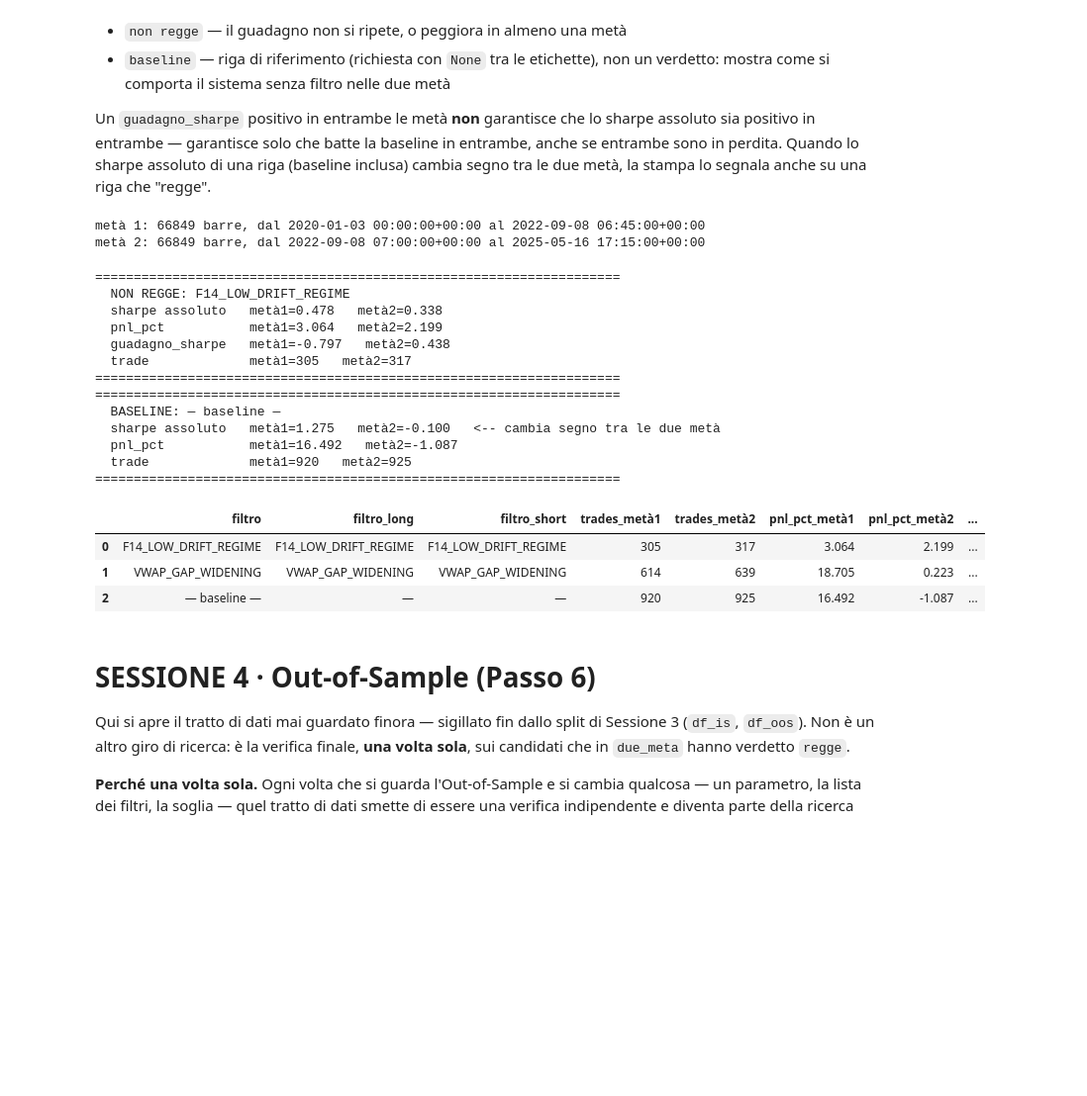
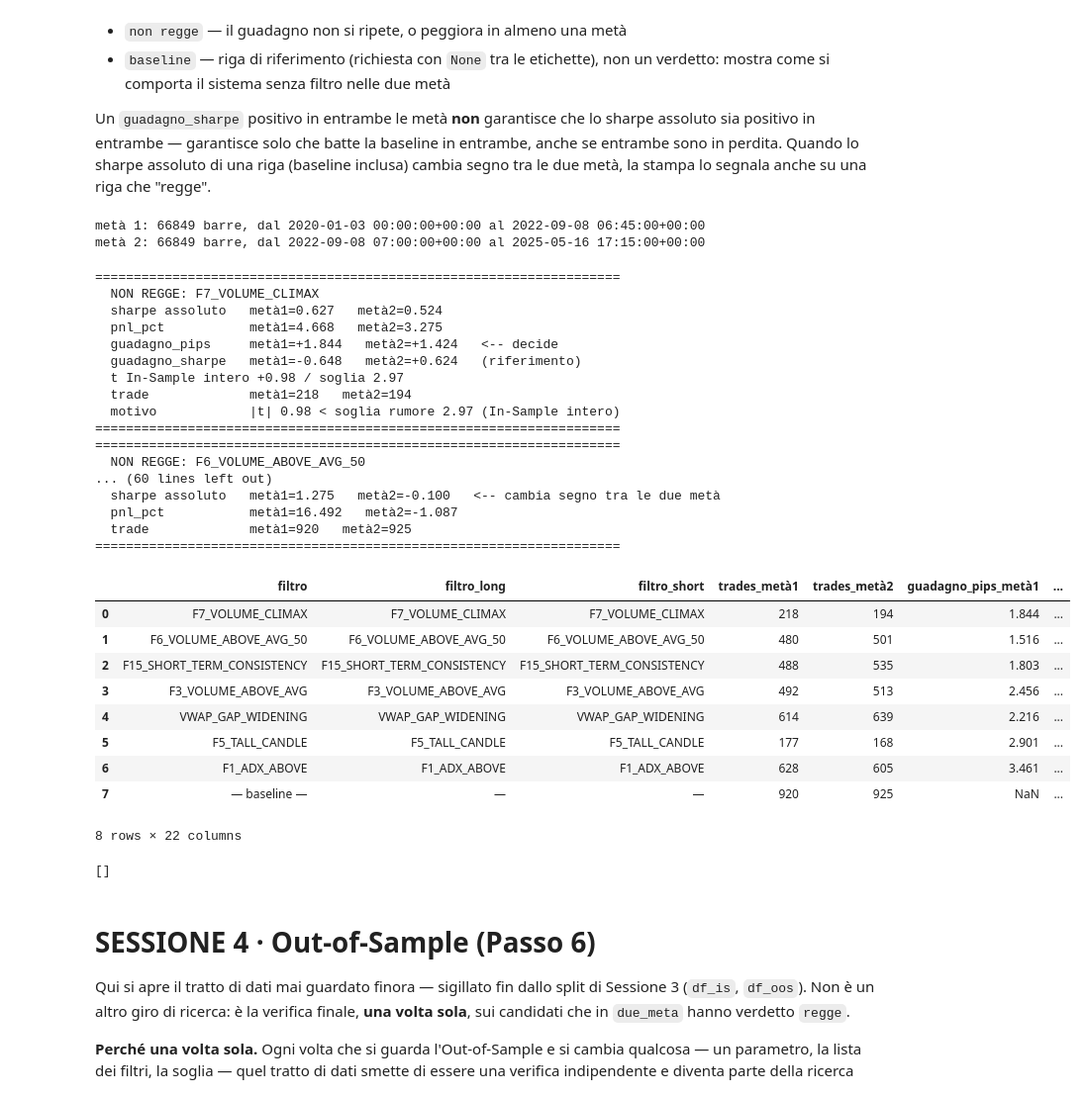
Before and after one commit to matti410/Trading-System-Creator_V4, a Jupyter notebook: Trading_Grid_Search_v4_backtesting.ipynb, the cells around one changed output. Shown at 99% size. Drawn from its saved outputs; the diff is of its cells as text; code cells hidden in the pictures; blank space fills up the shorter version.

```diff
--- a/Trading_Grid_Search_v4_backtesting.ipynb
+++ b/Trading_Grid_Search_v4_backtesting.ipynb
@@ -407,8 +406,9 @@ fs = run_filter_search_bt(
     exit_rule_pair="RSI_EXTREME",
     n_barre=H,
     filtri=filtri_da_provare,
-    perc_sl=90.0, perc_tp=0.0, **costi, min_trades=30,
+    perc_sl=90.0, perc_tp=0.0, **costi, min_trades_giudizio=100,
+    p_max=5.0, alpha=0.05
 )
-fs.top(15)
+fs.top(20)
 # %% [output]
 18 righe (baseline + 17 filtri/coppie) · n_barre=25 · exit_rule_pair=RSI_EXTREME · stop adattivo 90.0°/0.0° pct (finestra 500) · spread 0.00001 · commission 0.00003 · margin 1.0
@@ -431,3 +472,5 @@ fs.top(15)
+# %%
+lista_etichette_filtri_dm = fs.top()['filtro'].iloc[:7].to_list()
 # %% [markdown]
 ## 3.2 · `due_meta`
 
@@ -473,33 +516,45 @@ sharpe assoluto di una riga (baseline inclusa) cambia segno tra le due
 metà, la stampa lo segnala anche su una riga che "regge".
 # %%
 assert fs.n_barre == H
-etichette = [None, "VWAP_GAP_WIDENING", "F14_LOW_DRIFT_REGIME"]  # 2-3 nomi presi da fs.top(15), es. "TREND_CONTEXT", "F1_ADX_ABOVE"
+etichette = [None, *lista_etichette_filtri_dm]  # 2-3 nomi presi da fs.top(15), es. "TREND_CONTEXT", "F1_ADX_ABOVE"
 # %%
-dm = due_meta(df_is, fs, etichette,
-              perc_sl=90.0, perc_tp=0.0,
-               **costi, # identici alla cella che costruisce fs, sopra
-              )
+dm = due_meta(df_is, fs, etichette, perc_sl=90.0, perc_tp=0.0, **costi)
 dm.tabella
 # %% [output]
 metà 1: 66849 barre, dal 2020-01-03 00:00:00+00:00 al 2022-09-08 06:45:00+00:00
 metà 2: 66849 barre, dal 2022-09-08 07:00:00+00:00 al 2025-05-16 17:15:00+00:00
 ====================================================================
-  NON REGGE: F14_LOW_DRIFT_REGIME
-  sharpe assoluto   metà1=0.478   metà2=0.338
-  pnl_pct           metà1=3.064   metà2=2.199
-  guadagno_sharpe   metà1=-0.797   metà2=0.438
-  trade             metà1=305   metà2=317
+  NON REGGE: F7_VOLUME_CLIMAX
+  sharpe assoluto   metà1=0.627   metà2=0.524
+  pnl_pct           metà1=4.668   metà2=3.275
+  guadagno_pips     metà1=+1.844   metà2=+1.424   <-- decide
+  guadagno_sharpe   metà1=-0.648   metà2=+0.624   (riferimento)
+  t In-Sample intero +0.98 / soglia 2.97
+  trade             metà1=218   metà2=194
+  motivo            |t| 0.98 < soglia rumore 2.97 (In-Sample intero)
 ====================================================================
 ====================================================================
-  BASELINE: — baseline —
+  NON REGGE: F6_VOLUME_ABOVE_AVG_50
+... (60 lines left out)
   sharpe assoluto   metà1=1.275   metà2=-0.100   <-- cambia segno tra le due metà
   pnl_pct           metà1=16.492   metà2=-1.087
   trade             metà1=920   metà2=925
 ====================================================================
-|  | filtro | filtro_long | filtro_short | trades_metà1 | trades_metà2 | pnl_pct_metà1 | pnl_pct_metà2 | ... |
-| 0 | F14_LOW_DRIFT_REGIME | F14_LOW_DRIFT_REGIME | F14_LOW_DRIFT_REGIME | 305 | 317 | 3.064 | 2.199 | ... |
-| 1 | VWAP_GAP_WIDENING | VWAP_GAP_WIDENING | VWAP_GAP_WIDENING | 614 | 639 | 18.705 | 0.223 | ... |
-| 2 | — baseline — | — | — | 920 | 925 | 16.492 | -1.087 | ... |
+|  | filtro | filtro_long | filtro_short | trades_metà1 | trades_metà2 | guadagno_pips_metà1 | ... |
+| 0 | F7_VOLUME_CLIMAX | F7_VOLUME_CLIMAX | F7_VOLUME_CLIMAX | 218 | 194 | 1.844 | ... |
+| 1 | F6_VOLUME_ABOVE_AVG_50 | F6_VOLUME_ABOVE_AVG_50 | F6_VOLUME_ABOVE_AVG_50 | 480 | 501 | 1.516 | ... |
+| 2 | F15_SHORT_TERM_CONSISTENCY | F15_SHORT_TERM_CONSISTENCY | F15_SHORT_TERM_CONSISTENCY | 488 | 535 | 1.803 | ... |
+| 3 | F3_VOLUME_ABOVE_AVG | F3_VOLUME_ABOVE_AVG | F3_VOLUME_ABOVE_AVG | 492 | 513 | 2.456 | ... |
+| 4 | VWAP_GAP_WIDENING | VWAP_GAP_WIDENING | VWAP_GAP_WIDENING | 614 | 639 | 2.216 | ... |
+| 5 | F5_TALL_CANDLE | F5_TALL_CANDLE | F5_TALL_CANDLE | 177 | 168 | 2.901 | ... |
+| 6 | F1_ADX_ABOVE | F1_ADX_ABOVE | F1_ADX_ABOVE | 628 | 605 | 3.461 | ... |
+| 7 | — baseline — | — | — | 920 | 925 | NaN | ... |
+8 rows × 22 columns
+# %%
+lista_etichette_filtri_oos = dm.tabella[dm.tabella['verdetto'] == 'regge']['filtro'].to_list()
+lista_etichette_filtri_oos
+# %% [output]
+[]
 # %% [markdown]
 # SESSIONE 4 · Out-of-Sample (Passo 6)
 
```
Also changed, not shown: parts of 11 cells of this notebook.
